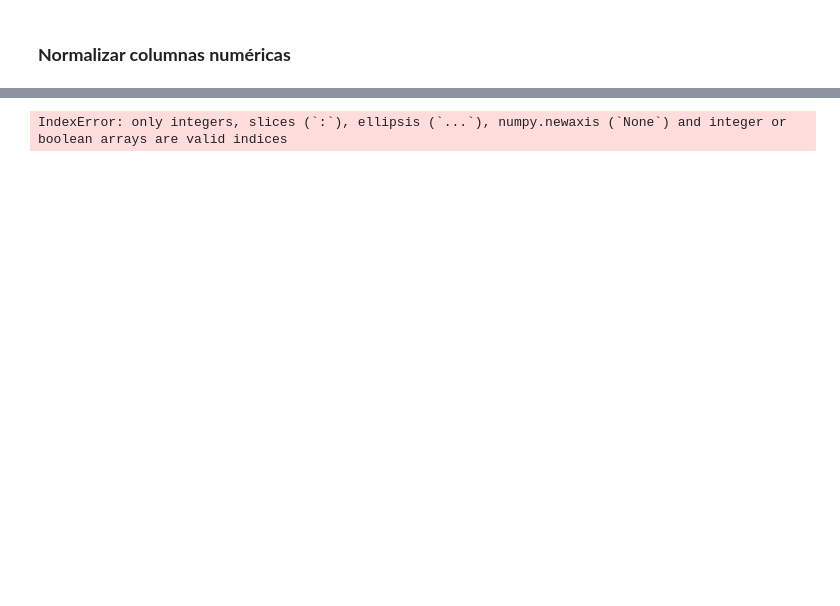
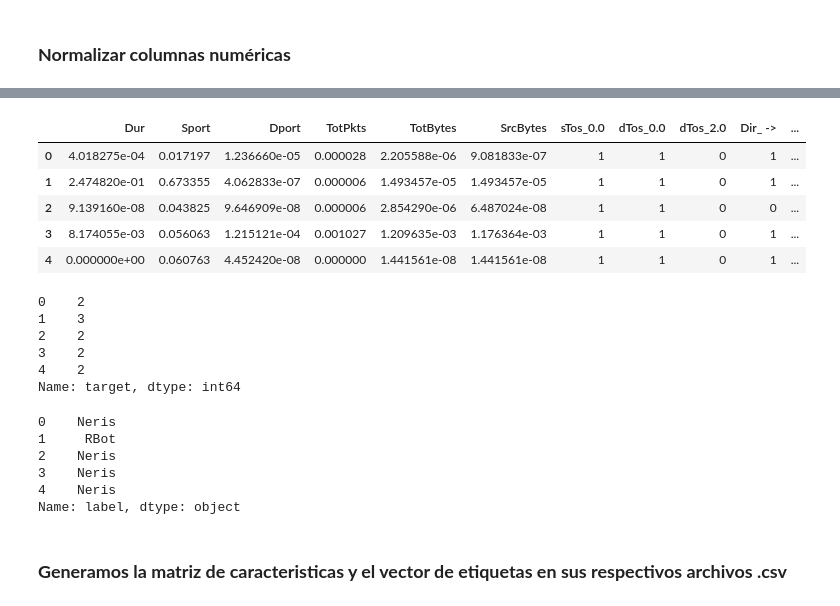
Before and after one commit to JRI11930/cyber-anomaly-hunter, a Jupyter notebook: notebooks/PreprocessingMLP.ipynb, the cells around one changed output, grey strips where cells are left out. Cells and saved outputs as stored; diff of their text form; code cells hidden in the pictures; blank space fills up the shorter version.

```diff
--- a/notebooks/PreprocessingMLP.ipynb
+++ b/notebooks/PreprocessingMLP.ipynb
@@ -73,9 +73,2 @@ Columnas categoricas: ['Dir', 'Proto', 'dTos', 'sTos']
 # %% [markdown]
 ### __Normalizar columnas numéricas__
-# %%
-scaler = MinMaxScaler()
-scaler.fit(df_only_botnets[numerical_columns].compute())
-
-df_only_botnets[numerical_columns] = df_only_botnets[numerical_columns].map_partitions(lambda df: scaler.transform(df), meta={col: 'float64' for col in numerical_columns})
-# Guardar el scaler
-pickle.dump(scaler, open(os.path.join('pklfiles', 'scaletrainBotnet.pkl'), 'wb'))
@@ -169,15 +142,29 @@ IndexError: only integers, slices (`:`), ellipsis (`...`), numpy.newaxis (`None`
-# %%
-
-encoded_df = encoded_df.to_dask_dataframe()
-target = target.to_dask_dataframe()
-label = label.to_dask_dataframe()
-
-encoded_df = encoded_df.persist()
-target = target.persist()
-label = label.persist()
-
-print(encoded_df.head())
-print(target.head())
-print(label.head())
-# %% [output]
-IndexError: only integers, slices (`:`), ellipsis (`...`), numpy.newaxis (`None`) and integer or boolean arrays are valid indices
+# %%
+encoded_df.head()
+# %% [output]
+|  | Dur | Sport | Dport | TotPkts | TotBytes | SrcBytes | sTos_0.0 | dTos_0.0 | dTos_2.0 | Dir_ -> | ... |
+| 0 | 4.018275e-04 | 0.017197 | 1.236660e-05 | 0.000028 | 2.205588e-06 | 9.081833e-07 | 1 | 1 | 0 | 1 | ... |
+| 1 | 2.474820e-01 | 0.673355 | 4.062833e-07 | 0.000006 | 1.493457e-05 | 1.493457e-05 | 1 | 1 | 0 | 1 | ... |
+| 2 | 9.139160e-08 | 0.043825 | 9.646909e-08 | 0.000006 | 2.854290e-06 | 6.487024e-08 | 1 | 1 | 0 | 0 | ... |
+| 3 | 8.174055e-03 | 0.056063 | 1.215121e-04 | 0.001027 | 1.209635e-03 | 1.176364e-03 | 1 | 1 | 0 | 1 | ... |
+| 4 | 0.000000e+00 | 0.060763 | 4.452420e-08 | 0.000000 | 1.441561e-08 | 1.441561e-08 | 1 | 1 | 0 | 1 | ... |
+# %%
+target.head()
+# %% [output]
+0    2
+1    3
+2    2
+3    2
+4    2
+Name: target, dtype: int64
+# %%
+label.head()
+# %% [output]
+0    Neris
+1     RBot
+2    Neris
+3    Neris
+4    Neris
+Name: label, dtype: object
+# %% [markdown]
+### __Generamos la matriz de caracteristicas y el vector de etiquetas en sus respectivos archivos .csv__
```
Also changed, not shown: parts of 9 cells of this notebook, 1 other file.
